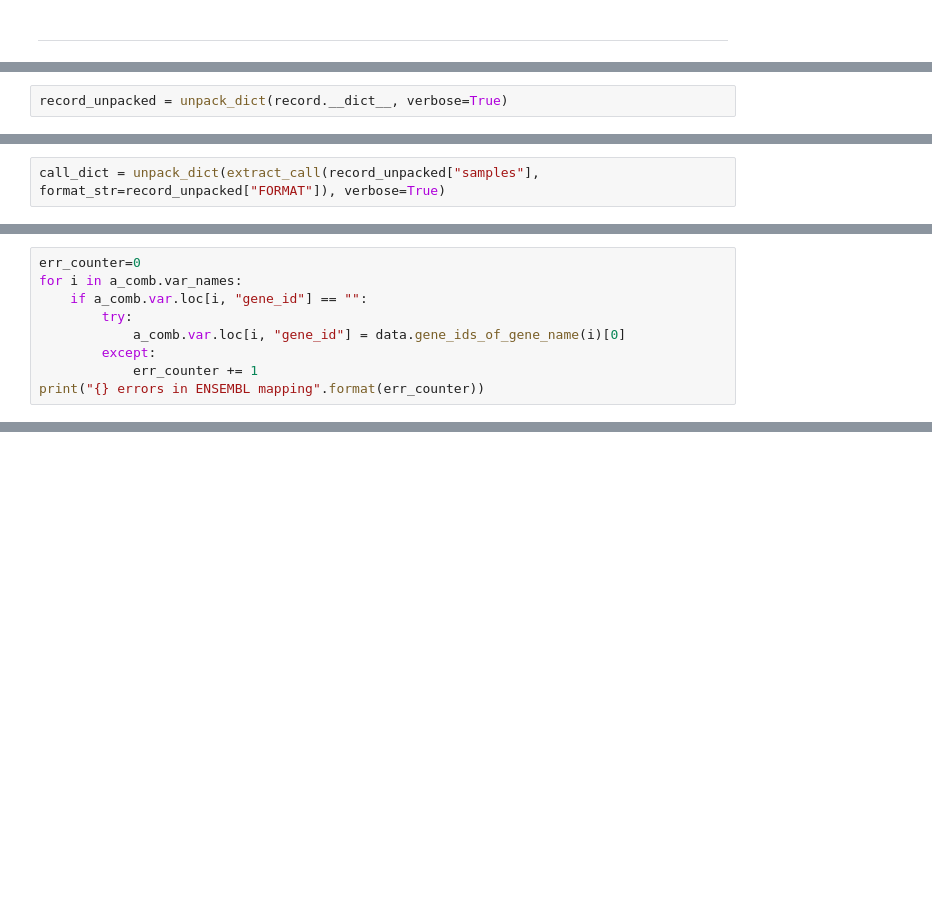
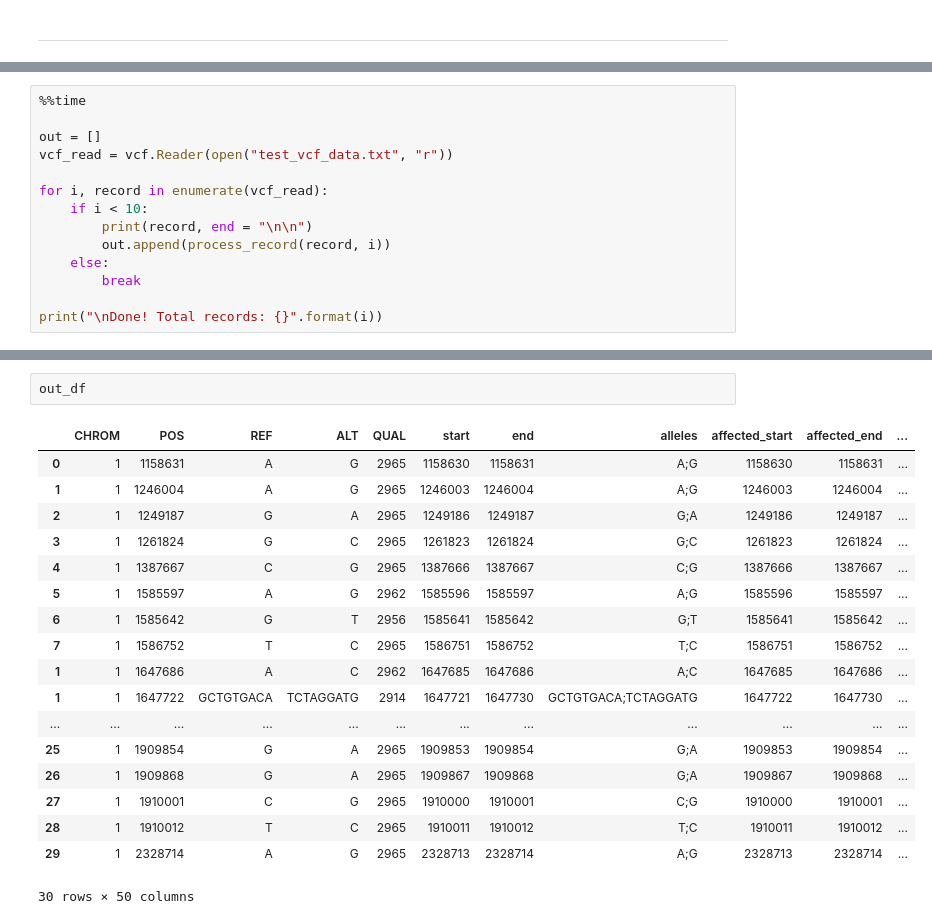
Before and after one commit to codyheiser/tempus_tech_challenge, a Jupyter notebook: prototype.ipynb, the cells around one changed output, grey strips where cells are left out. Drawn from its saved outputs; the diff is of its cells as text; blank space fills up the shorter version.

```diff
--- a/prototype.ipynb
+++ b/prototype.ipynb
@@ -311,2 +104,0 @@ dict_keys(['regulatory_feature_consequences', 'most_severe_consequence', 'assemb
-# %%
-record_unpacked = unpack_dict(record.__dict__, verbose=True)
@@ -351,2 +104,0 @@ record_unpacked
-# %%
-call_dict = unpack_dict(extract_call(record_unpacked["samples"], format_str=record_unpacked["FORMAT"]), verbose=True)
@@ -437,0 +105,14 @@ decoded[0]['transcript_consequences']
+# %%
+%%time
+
+out = []
+vcf_read = vcf.Reader(open("test_vcf_data.txt", "r"))
+
+for i, record in enumerate(vcf_read):
+    if i < 10:
+        print(record, end = "\n\n")
+        out.append(process_record(record, i))
+    else:
+        break
+
+print("\nDone! Total records: {}".format(i))
@@ -440,9 +164,0 @@ decoded[0]['transcript_consequences']
-# %%
-err_counter=0
-for i in a_comb.var_names:
-    if a_comb.var.loc[i, "gene_id"] == "":
-        try:
-            a_comb.var.loc[i, "gene_id"] = data.gene_ids_of_gene_name(i)[0]
-        except:
-            err_counter += 1
-print("{} errors in ENSEMBL mapping".format(err_counter))
@@ -448,0 +258,21 @@ print("{} errors in ENSEMBL mapping".format(err_counter))
+# %%
+out_df
+# %% [output]
+|  | CHROM | POS | REF | ALT | QUAL | start | end | alleles | affected_start | affected_end | ... |
+| 0 | 1 | 1158631 | A | G | 2965 | 1158630 | 1158631 | A;G | 1158630 | 1158631 | ... |
+| 1 | 1 | 1246004 | A | G | 2965 | 1246003 | 1246004 | A;G | 1246003 | 1246004 | ... |
+| 2 | 1 | 1249187 | G | A | 2965 | 1249186 | 1249187 | G;A | 1249186 | 1249187 | ... |
+| 3 | 1 | 1261824 | G | C | 2965 | 1261823 | 1261824 | G;C | 1261823 | 1261824 | ... |
+| 4 | 1 | 1387667 | C | G | 2965 | 1387666 | 1387667 | C;G | 1387666 | 1387667 | ... |
+| 5 | 1 | 1585597 | A | G | 2962 | 1585596 | 1585597 | A;G | 1585596 | 1585597 | ... |
+| 6 | 1 | 1585642 | G | T | 2956 | 1585641 | 1585642 | G;T | 1585641 | 1585642 | ... |
+| 7 | 1 | 1586752 | T | C | 2965 | 1586751 | 1586752 | T;C | 1586751 | 1586752 | ... |
+| 1 | 1 | 1647686 | A | C | 2962 | 1647685 | 1647686 | A;C | 1647685 | 1647686 | ... |
+| 1 | 1 | 1647722 | GCTGTGACA | TCTAGGATG | 2914 | 1647721 | 1647730 | GCTGTGACA;TCTAGGATG | 1647722 | 1647730 | ... |
+| ... | ... | ... | ... | ... | ... | ... | ... | ... | ... | ... | ... |
+| 25 | 1 | 1909854 | G | A | 2965 | 1909853 | 1909854 | G;A | 1909853 | 1909854 | ... |
+| 26 | 1 | 1909868 | G | A | 2965 | 1909867 | 1909868 | G;A | 1909867 | 1909868 | ... |
+| 27 | 1 | 1910001 | C | G | 2965 | 1910000 | 1910001 | C;G | 1910000 | 1910001 | ... |
+| 28 | 1 | 1910012 | T | C | 2965 | 1910011 | 1910012 | T;C | 1910011 | 1910012 | ... |
+| 29 | 1 | 2328714 | A | G | 2965 | 2328713 | 2328714 | A;G | 2328713 | 2328714 | ... |
+30 rows × 50 columns
```
Also changed, not shown: parts of 53 cells of this notebook, 3 other files.
